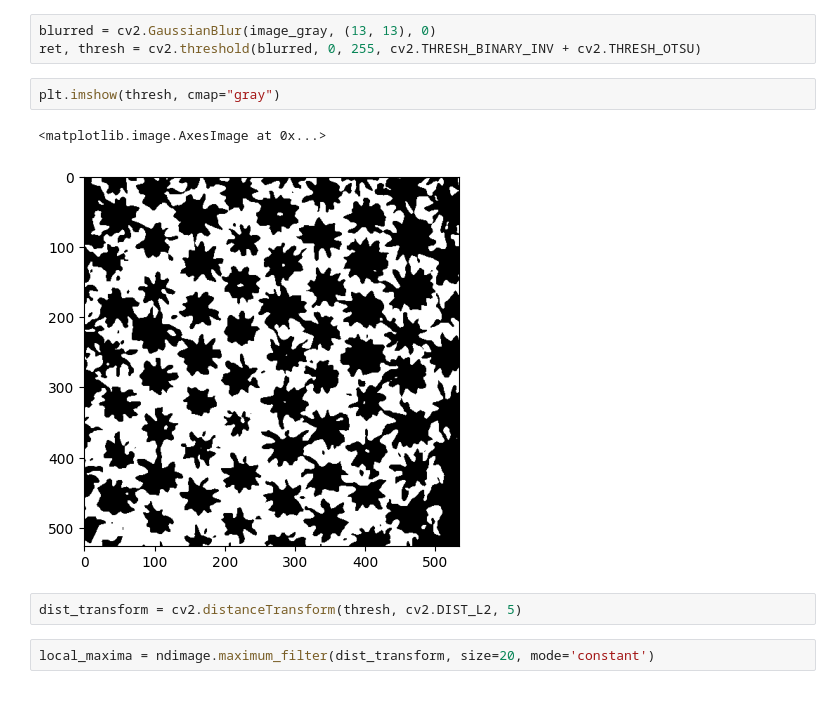
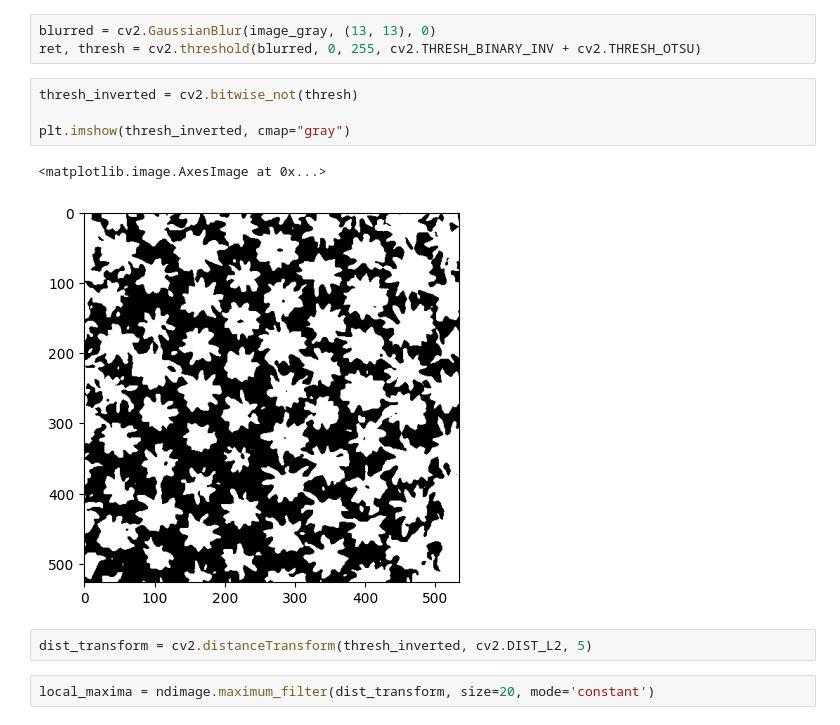
Before and after one commit to lotva/unn-image-processing, a Jupyter notebook: 4_segmentation/DE_IP_2024_Task_4.ipynb, the cells around one changed output. Cells and saved outputs as stored; diff of their text form.

```diff
--- a/4_segmentation/DE_IP_2024_Task_4.ipynb
+++ b/4_segmentation/DE_IP_2024_Task_4.ipynb
@@ -92,13 +94,15 @@ plt.imshow(cv2.cvtColor(image, cv2.COLOR_BGR2RGB))
 # %%
 blurred = cv2.GaussianBlur(image_gray, (13, 13), 0)
 ret, thresh = cv2.threshold(blurred, 0, 255, cv2.THRESH_BINARY_INV + cv2.THRESH_OTSU)
-# %%
-plt.imshow(thresh, cmap="gray")
-# %% [output]
-<matplotlib.image.AxesImage at 0x...>
-[figure, removed]
+# %%
+thresh_inverted = cv2.bitwise_not(thresh)
+
+plt.imshow(thresh_inverted, cmap="gray")
+# %% [output]
+<matplotlib.image.AxesImage at 0x...>
+[figure, added]
 # %%
-dist_transform = cv2.distanceTransform(thresh, cv2.DIST_L2, 5)
+dist_transform = cv2.distanceTransform(thresh_inverted, cv2.DIST_L2, 5)
 # %%
 local_maxima = ndimage.maximum_filter(dist_transform, size=20, mode='constant')
 # %%
```
Also changed, not shown: parts of 5 cells of this notebook.
